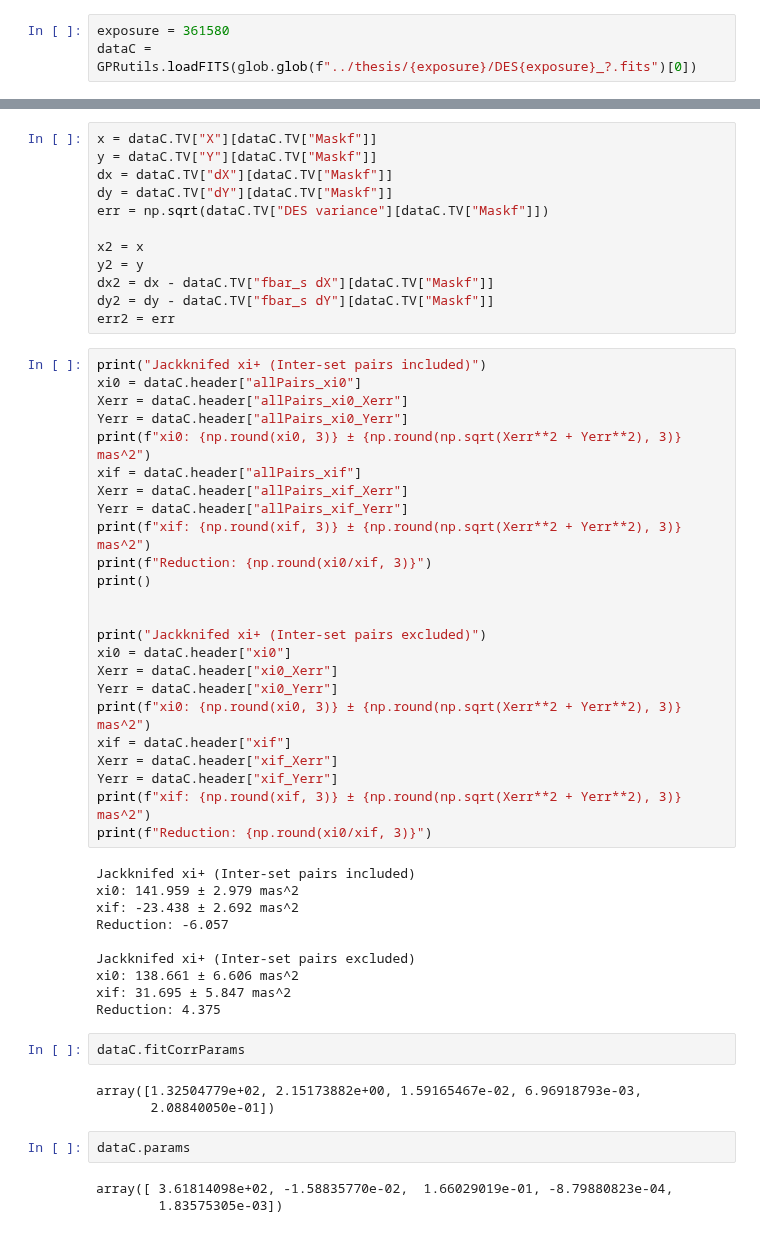
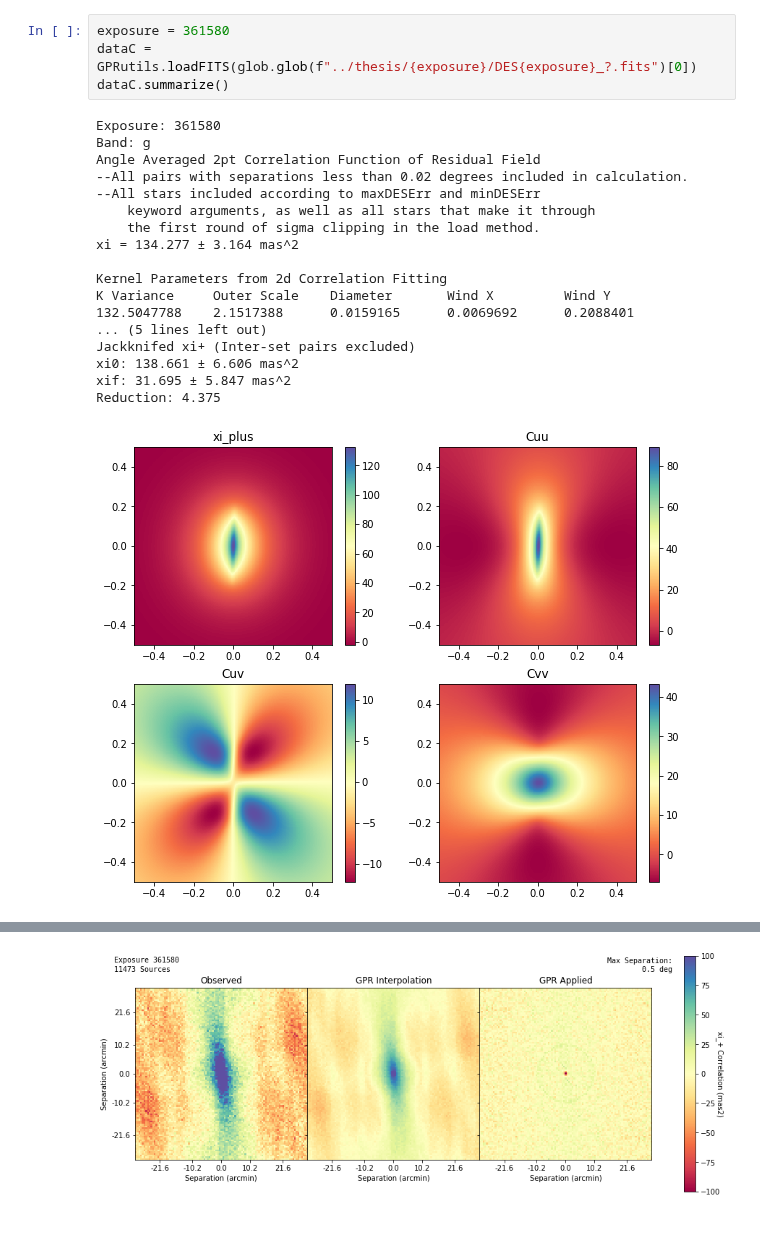
Before and after one commit to FoxFortino/DESworkspace, a Jupyter notebook: viewExp_FITS.ipynb, the cells around one changed output, grey strips where cells are left out. Saved outputs shown, nothing was run; the diff lists cells and outputs as text.

```diff
--- a/viewExp_FITS.ipynb
+++ b/viewExp_FITS.ipynb
@@ -24,3 +31,23 @@ Created TAP+ (v1.2.1) - Connection:
 # %%
 exposure = 361580
 dataC = GPRutils.loadFITS(glob.glob(f"../thesis/{exposure}/DES{exposure}_?.fits")[0])
+dataC.summarize()
+# %% [output]
+Exposure: 361580
+Band: g
+Angle Averaged 2pt Correlation Function of Residual Field
+--All pairs with separations less than 0.02 degrees included in calculation.
+--All stars included according to maxDESErr and minDESErr
+    keyword arguments, as well as all stars that make it through
+    the first round of sigma clipping in the load method.
+xi = 134.277 ± 3.164 mas^2
+
+Kernel Parameters from 2d Correlation Fitting
+K Variance     Outer Scale    Diameter       Wind X         Wind Y
+132.5047788    2.1517388      0.0159165      0.0069692      0.2088401
+... (5 lines left out)
+Jackknifed xi+ (Inter-set pairs excluded)
+xi0: 138.661 ± 6.606 mas^2
+xif: 31.695 ± 5.847 mas^2
+Reduction: 4.375
+[figure, added]
@@ -27,56 +58 @@ dataC = GPRutils.loadFITS(glob.glob(f"../thesis/{exposure}/DES{exposure}_?.fits"
+[figure, added]
-# %%
-x = dataC.TV["X"][dataC.TV["Maskf"]]
-y = dataC.TV["Y"][dataC.TV["Maskf"]]
-dx = dataC.TV["dX"][dataC.TV["Maskf"]]
-dy = dataC.TV["dY"][dataC.TV["Maskf"]]
-err = np.sqrt(dataC.TV["DES variance"][dataC.TV["Maskf"]])
-
-x2 = x
-y2 = y
-dx2 = dx - dataC.TV["fbar_s dX"][dataC.TV["Maskf"]]
-dy2 = dy - dataC.TV["fbar_s dY"][dataC.TV["Maskf"]]
-err2 = err
-# %%
-print("Jackknifed xi+ (Inter-set pairs included)")
-xi0 = dataC.header["allPairs_xi0"]
-Xerr = dataC.header["allPairs_xi0_Xerr"]
-Yerr = dataC.header["allPairs_xi0_Yerr"]
-print(f"xi0: {np.round(xi0, 3)} ± {np.round(np.sqrt(Xerr**2 + Yerr**2), 3)} mas^2")
-xif = dataC.header["allPairs_xif"]
-Xerr = dataC.header["allPairs_xif_Xerr"]
-Yerr = dataC.header["allPairs_xif_Yerr"]
-print(f"xif: {np.round(xif, 3)} ± {np.round(np.sqrt(Xerr**2 + Yerr**2), 3)} mas^2")
-print(f"Reduction: {np.round(xi0/xif, 3)}")
-print()
-
-
-print("Jackknifed xi+ (Inter-set pairs excluded)")
-xi0 = dataC.header["xi0"]
-Xerr = dataC.header["xi0_Xerr"]
-Yerr = dataC.header["xi0_Yerr"]
-print(f"xi0: {np.round(xi0, 3)} ± {np.round(np.sqrt(Xerr**2 + Yerr**2), 3)} mas^2")
-xif = dataC.header["xif"]
-Xerr = dataC.header["xif_Xerr"]
-Yerr = dataC.header["xif_Yerr"]
-print(f"xif: {np.round(xif, 3)} ± {np.round(np.sqrt(Xerr**2 + Yerr**2), 3)} mas^2")
-print(f"Reduction: {np.round(xi0/xif, 3)}")
-# %% [output]
-Jackknifed xi+ (Inter-set pairs included)
-xi0: 141.959 ± 2.979 mas^2
-xif: -23.438 ± 2.692 mas^2
-Reduction: -6.057
-
-Jackknifed xi+ (Inter-set pairs excluded)
-xi0: 138.661 ± 6.606 mas^2
-xif: 31.695 ± 5.847 mas^2
-Reduction: 4.375
-# %%
-dataC.fitCorrParams
-# %% [output]
-array([1.32504779e+02, 2.15173882e+00, 1.59165467e-02, 6.96918793e-03,
-       2.08840050e-01])
-# %%
-dataC.params
-# %% [output]
-array([ 3.61814098e+02, -1.58835770e-02,  1.66029019e-01, -8.79880823e-04,
-        1.83575305e-03])
```
Also changed, not shown: parts of 9 cells of this notebook, 6 other files.
